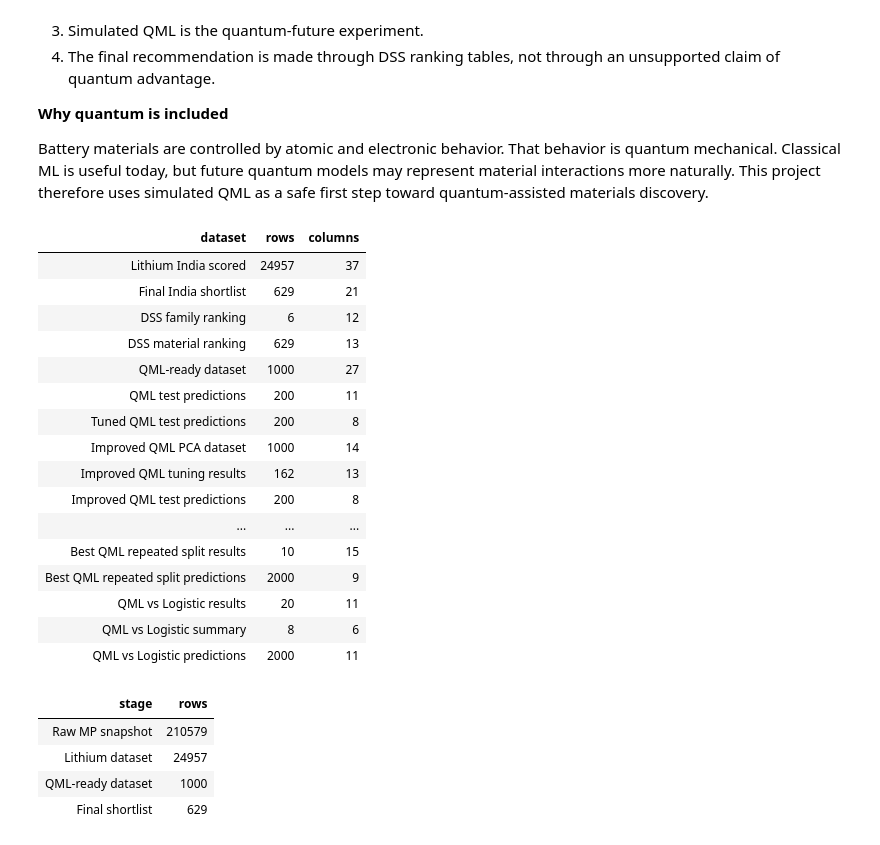
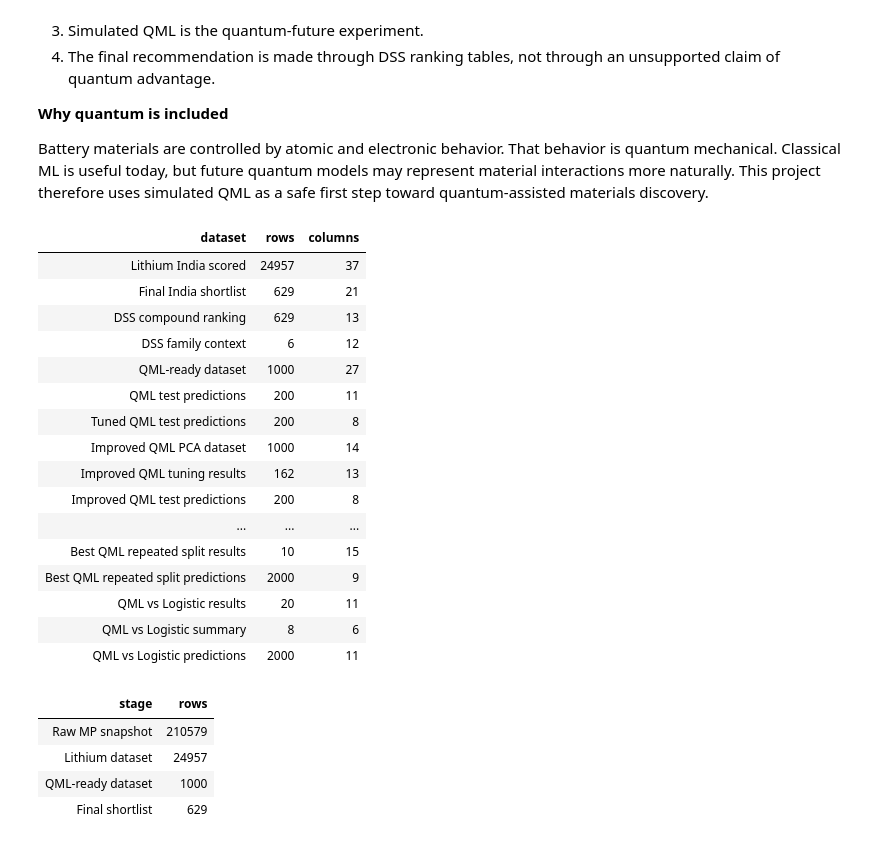
Before and after one commit to lifeknife10A/hybrid-quantum-battery-stability-prediction, a Jupyter notebook: Battery Materials DSS QML/Battery Materials DSS QML Main Presentation.ipynb, the cells around one changed output. Saved outputs shown, nothing was run; the diff lists cells and outputs as text; code cells hidden in the pictures.

```diff
--- a/Battery Materials DSS QML/Battery Materials DSS QML Main Presentation.ipynb
+++ b/Battery Materials DSS QML/Battery Materials DSS QML Main Presentation.ipynb
@@ -68,7 +68,8 @@ processed_folder = project_folder / "data" / "processed"
 lithium_scored_dataframe = pd.read_csv(processed_folder / "lithium india scored.csv")
 final_shortlist_dataframe = pd.read_csv(processed_folder / "final india battery shortlist.csv")
 dss_family_ranking_dataframe = pd.read_csv(processed_folder / "dss battery family recommendation ranking.csv")
-dss_material_ranking_dataframe = pd.read_csv(processed_folder / "dss material recommendation ranking.csv")
+dss_compound_ranking_dataframe = pd.read_csv(processed_folder / "dss compound recommendation ranking.csv")
+dss_material_ranking_dataframe = dss_compound_ranking_dataframe.copy()
 qml_ready_dataframe = pd.read_csv(processed_folder / "qml_ready_lithium_india.csv")
 qml_predictions_dataframe = pd.read_csv(processed_folder / "qml baseline predictions.csv")
 tuned_qml_predictions_dataframe = pd.read_csv(processed_folder / "qml tuned best predictions.csv")
@@ -84,37 +85,37 @@ best_qml_repeated_split_results_dataframe = pd.read_csv(processed_folder / "best
 best_qml_repeated_split_predictions_dataframe = pd.read_csv(processed_folder / "best qml repeated split predictions.csv")
 qml_vs_logistic_results_dataframe = pd.read_csv(processed_folder / "qml vs logistic repeated split results.csv")
 qml_vs_logistic_summary_dataframe = pd.read_csv(processed_folder / "qml vs logistic repeated split summary.csv")
 qml_vs_logistic_predictions_dataframe = pd.read_csv(processed_folder / "qml vs logistic repeated split predictions.csv")
 
 dataset_summary = pd.DataFrame([
     {"dataset": "Lithium India scored", "rows": len(lithium_scored_dataframe), "columns": len(lithium_scored_dataframe.columns)},
     {"dataset": "Final India shortlist", "rows": len(final_shortlist_dataframe), "columns": len(final_shortlist_dataframe.columns)},
-    {"dataset": "DSS family ranking", "rows": len(dss_family_ranking_dataframe), "columns": len(dss_family_ranking_dataframe.columns)},
-    {"dataset": "DSS material ranking", "rows": len(dss_material_ranking_dataframe), "columns": len(dss_material_ranking_dataframe.columns)},
+    {"dataset": "DSS compound ranking", "rows": len(dss_compound_ranking_dataframe), "columns": len(dss_compound_ranking_dataframe.columns)},
+    {"dataset": "DSS family context", "rows": len(dss_family_ranking_dataframe), "columns": len(dss_family_ranking_dataframe.columns)},
     {"dataset": "QML-ready dataset", "rows": len(qml_ready_dataframe), "columns": len(qml_ready_dataframe.columns)},
     {"dataset": "QML test predictions", "rows": len(qml_predictions_dataframe), "columns": len(qml_predictions_dataframe.columns)},
     {"dataset": "Tuned QML test predictions", "rows": len(tuned_qml_predictions_dataframe), "columns": len(tuned_qml_predictions_dataframe.columns)},
     {"dataset": "Improved QML PCA dataset", "rows": len(improved_qml_dataset_dataframe), "columns": len(improved_qml_dataset_dataframe.columns)},
     {"dataset": "Improved QML tuning results", "rows": len(improved_qml_tuning_results_dataframe), "columns": len(improved_qml_tuning_results_dataframe.columns)},
     {"dataset": "Improved QML test predictions", "rows": len(improved_qml_predictions_dataframe), "columns": len(improved_qml_predictions_dataframe.columns)},
     {"dataset": "Improved QML threshold results", "rows": len(improved_qml_threshold_results_dataframe), "columns": len(improved_qml_threshold_results_dataframe.columns)},
     {"dataset": "Improved QML threshold predictions", "rows": len(improved_qml_threshold_predictions_dataframe), "columns": len(improved_qml_threshold_predictions_dataframe.columns)},
     {"dataset": "Improved QML alignment scores", "rows": len(improved_qml_alignment_scores_dataframe), "columns": len(improved_qml_alignment_scores_dataframe.columns)},
     {"dataset": "Improved QML alignment results", "rows": len(improved_qml_alignment_results_dataframe), "columns": len(improved_qml_alignment_results_dataframe.columns)},
     {"dataset": "Improved QML alignment predictions", "rows": len(improved_qml_alignment_predictions_dataframe), "columns": len(improved_qml_alignment_predictions_dataframe.columns)},
     {"dataset": "Best QML repeated split results", "rows": len(best_qml_repeated_split_results_dataframe), "columns": len(best_qml_repeated_split_results_dataframe.columns)},
     {"dataset": "Best QML repeated split predictions", "rows": len(best_qml_repeated_split_predictions_dataframe), "columns": len(best_qml_repeated_split_predictions_dataframe.columns)},
     {"dataset": "QML vs Logistic results", "rows": len(qml_vs_logistic_results_dataframe), "columns": len(qml_vs_logistic_results_dataframe.columns)},
     {"dataset": "QML vs Logistic summary", "rows": len(qml_vs_logistic_summary_dataframe), "columns": len(qml_vs_logistic_summary_dataframe.columns)},
     {"dataset": "QML vs Logistic predictions", "rows": len(qml_vs_logistic_predictions_dataframe), "columns": len(qml_vs_logistic_predictions_dataframe.columns)},
 ])
 display(dataset_summary)
 # %% [output]
 | dataset | rows | columns |
 | Lithium India scored | 24957 | 37 |
 | Final India shortlist | 629 | 21 |
-| DSS family ranking | 6 | 12 |
-| DSS material ranking | 629 | 13 |
+| DSS compound ranking | 629 | 13 |
+| DSS family context | 6 | 12 |
 | QML-ready dataset | 1000 | 27 |
 | QML test predictions | 200 | 11 |
 | Tuned QML test predictions | 200 | 8 |
```
Also changed, not shown: parts of 2 cells of this notebook, 8 other files.
